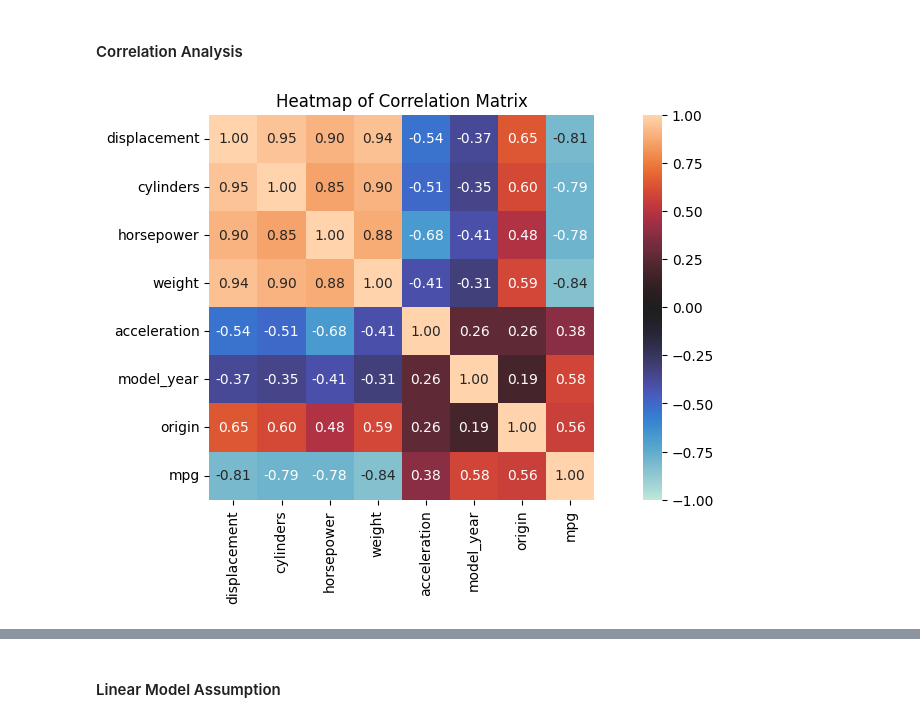
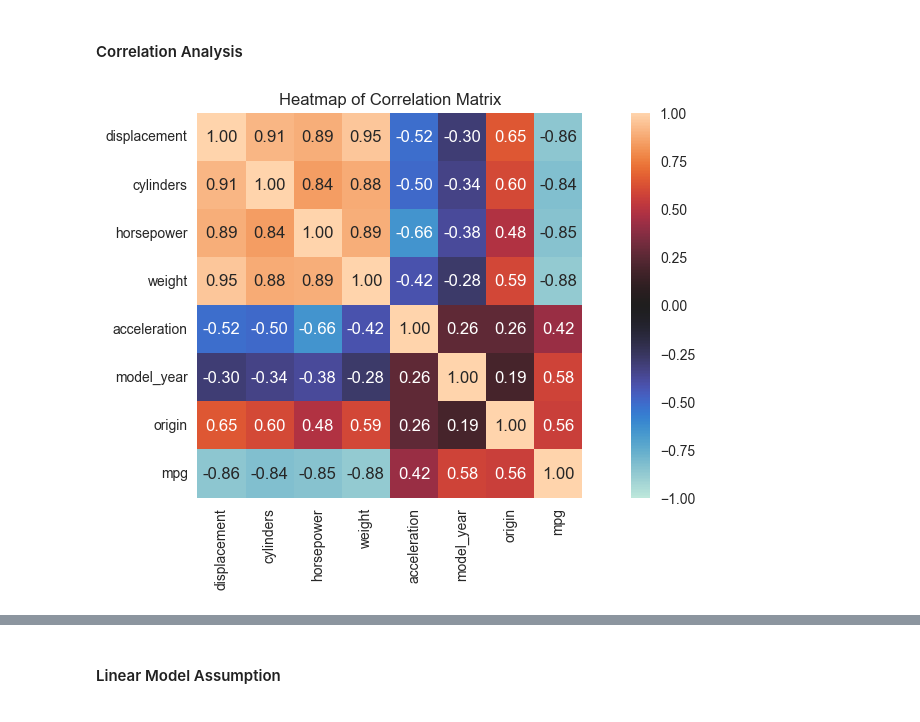
Before and after one commit to garudapaksi-yusuf/Auto_MPG_Prediction, a Jupyter notebook: notebook/notebook.ipynb, the cells around one changed output, grey strips where cells are left out. Saved outputs shown, nothing was run; the diff lists cells and outputs as text; code cells hidden in the pictures.

Commit message:
correlation analysis

```diff
--- a/notebook/notebook.ipynb
+++ b/notebook/notebook.ipynb
@@ -555,13 +555,16 @@ data_train, data_test = train_test_split(data_cleaned, random_state=rng)
 # %% [markdown]
 #### Correlation Analysis
 # %%
+# calculate & visualize correlation of variables
 associations_result = associations(
     data_train,
+    num_num_assoc="spearman",
+    nom_num_assoc="correlation_ratio",
     figsize=(width, height),
     title="Heatmap of Correlation Matrix"
 )
 
-associations_result['ax']
+associations_result["ax"]
 plt.show()
 # %% [output]
-[figure, old version]
+[figure, new version]
```
Also changed, not shown: parts of 10 cells of this notebook.
